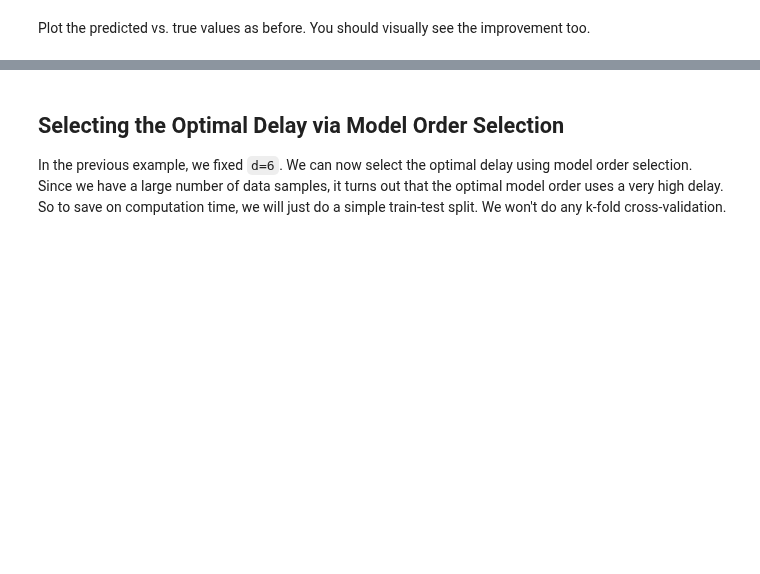
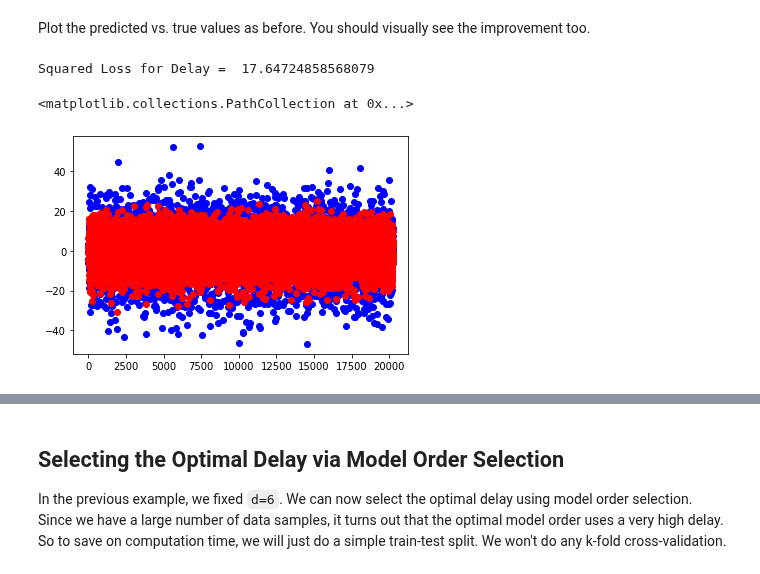
Before and after one commit to VishalShah1999/Machine-Learning, a Jupyter notebook: lab_neural2p2.ipynb, the cells around one changed output, grey strips where cells are left out. Cells and saved outputs as stored; diff of their text form; code cells hidden in the pictures; blank space fills up the shorter version.

```diff
--- a/lab_neural2p2.ipynb
+++ b/lab_neural2p2.ipynb
@@ -158,9 +156,11 @@ def create_dly_data(X,y,d):
     Create delayed data
     """
     # TODO
-    # Xdly = ...
-    # ydly = ...
-
+    n,p = X.shape
+    Xdly = np.zeros((n-d,(d+1)*p))
+    for i in range(d+1):
+        Xdly[:,i*p:(i+1)*p] = X[d-i:n-i,:]
+    ydly = y[d:]
     return Xdly, ydly
 # %% [markdown]
 Now fit an linear delayed model with `d=6` additional delay lags.  That is,
@@ -175,2 +173,10 @@ You should see a significant improvement from the memoryless model.
+# %%
+# TODO
+Xdly,ydly = create_dly_data(X,y,6)
+Xdtr, Xdts, ydtr, ydts= train_test_split(Xdly, ydly, test_size=0.33, random_state=42, shuffle=True)
+reg_d = LinearRegression()
+reg_d.fit(Xdtr,ydtr)
+yd_hat = reg_d.predict(Xdts)
+loss_d = np.square(np.subtract(ydts,yd_hat)).mean()
 # %% [markdown]
 Plot the predicted vs. true values as before. You should visually see the improvement too.
@@ -178,0 +183,9 @@ Plot the predicted vs. true values as before. You should visually see the improv
+# %%
+# TODO
+print("Squared Loss for Delay = ", loss_d)
+plt.scatter(range(len(ydts)), ydts, color='blue')
+plt.scatter(range(len(yd_hat)), yd_hat, color='red')
+# %% [output]
+Squared Loss for Delay =  17.64724858568079
+<matplotlib.collections.PathCollection at 0x...>
+[figure, added]
```
Also changed, not shown: parts of 7 cells of this notebook.
